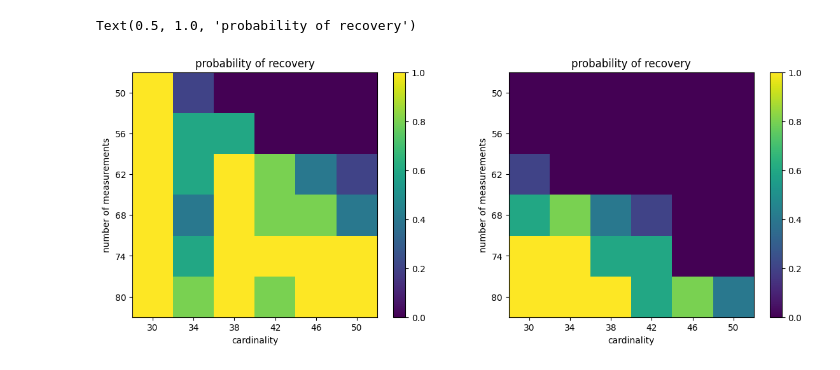
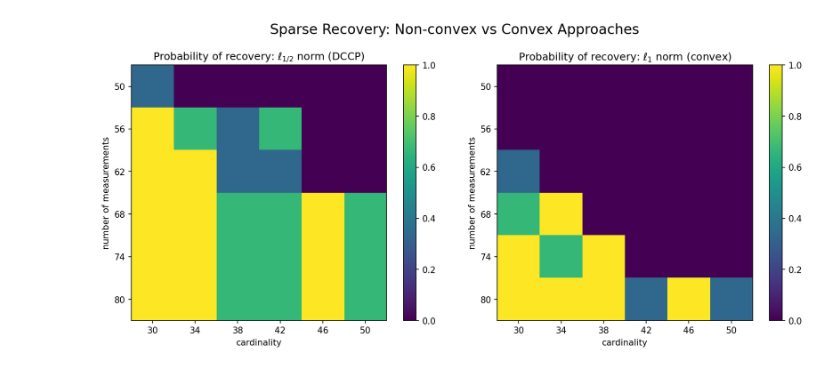
Before and after one commit to cvxgrp/dccp, a Jupyter notebook: examples/sparse_recovery.ipynb, the cells around one changed output. Saved outputs shown, nothing was run; the diff lists cells and outputs as text; code cells hidden in the pictures.

Commit message:
Update sparse_recovery example

```diff
--- a/examples/sparse_recovery.ipynb
+++ b/examples/sparse_recovery.ipynb
@@ -57,7 +35,7 @@ rng = np.random.default_rng()
 n = 100
 m = [50, 56, 62, 68, 74, 80]
 k = [30, 34, 38, 42, 46, 50]
-T = 5
+T = 3
 
 proba = np.zeros((len(m), len(k)))
 proba_l1 = np.zeros((len(m), len(k)))
@@ -93,7 +71,6 @@ for time in range(T):
                     continue
 
             if result is None:
-                print("All solvers failed")
                 x_pos.value = None
 
             if (
@@ -116,22 +93,3 @@ for time in range(T):
                 indm = m.index(mm)
                 indk = k.index(kk)
                 proba_l1[indm, indk] += 1 / float(T)
-
-            if x_pos.value is not None:
-                print(
-                    "time=",
-                    time,
-                    "k=",
-                    kk,
-                    "m=",
-                    mm,
-                    "relative error = ",
-                    cp.pnorm(x_pos - x0, 2).value / cp.pnorm(x0, 2).value,
-                )
-            else:
-                print("time=", time, "k=", kk, "m=", mm, "relative error = ", 1.0)
-            print(
-                f"time={time}, kk={kk}, mm={mm}, l1 relative error = {
-                    cp.pnorm(xl1 - x0, 2).value / cp.pnorm(x0, 2).value
-                }"
-            )
@@ -175,23 +116,26 @@ time=4, kk=50, mm=80, l1 relative error = 0.039056815919589774
 # %%
-fig = plt.figure(figsize=[14, 5])
+fig = plt.figure(figsize=[12, 5], dpi=150)
 ax = plt.subplot(1, 2, 1)
 
 plt.xticks(range(0, len(k)), k)
 plt.xlabel("cardinality")
-plt.yticks(range(0, len(m)), m)
+plt.yticks(range(len(m)), m)
 plt.ylabel("number of measurements")
 
 a = ax.imshow(proba, interpolation="none")
 fig.colorbar(a)
-ax.set_title("probability of recovery")
+ax.set_title("Probability of recovery: $\ell_{1/2}$ norm (DCCP)")
 ax = plt.subplot(1, 2, 2)
 b = ax.imshow(proba_l1, interpolation="none")
 fig.colorbar(b)
-plt.xticks(range(0, len(k)), k)
+plt.xticks(range(len(k)), k)
 plt.xlabel("cardinality")
-plt.yticks(range(0, len(m)), m)
+plt.yticks(range(len(m)), m)
 plt.ylabel("number of measurements")
-ax.set_title("probability of recovery")
+ax.set_title("Probability of recovery: $\ell_1$ norm (convex)")
+
+# Add overall title
+fig.suptitle("Sparse Recovery: Non-convex vs Convex Approaches", fontsize=16, y=1.02)
+plt.tight_layout()
 # %% [output]
-Text(0.5, 1.0, 'probability of recovery')
-[figure, old version]
+[figure, new version]
```
Also changed, not shown: parts of 3 cells of this notebook, 1 other file.
